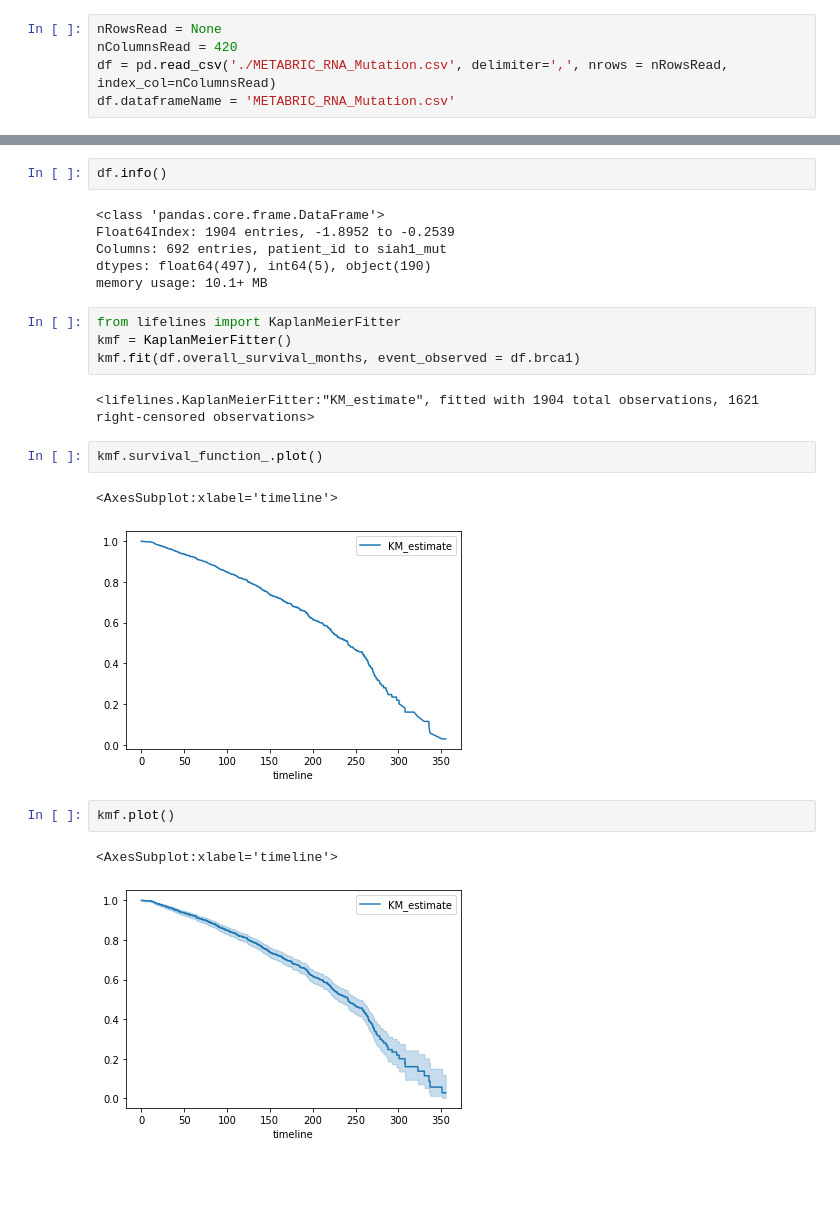
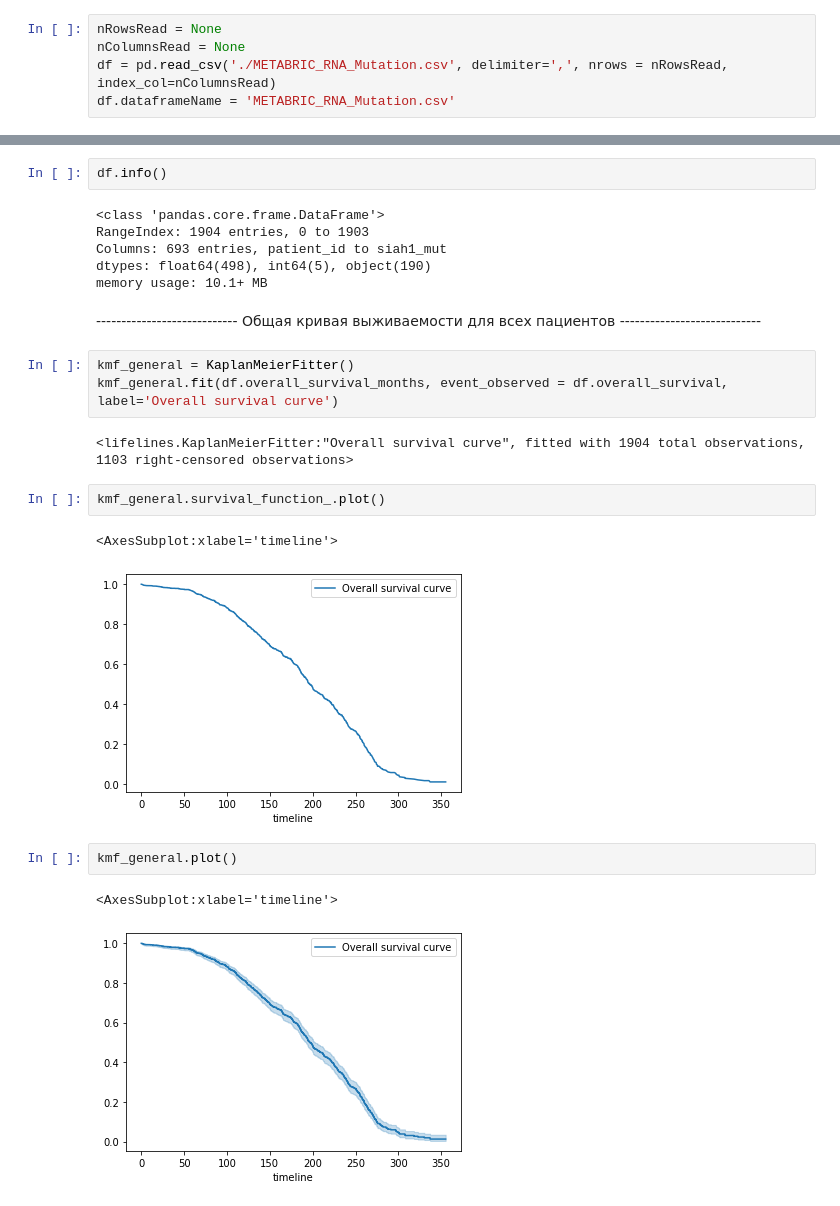
Before and after one commit to Dimaszhbankovskii/maching_learning_in_radiotherapy, a Jupyter notebook: lifelines.ipynb, the cells around one changed output, grey strips where cells are left out. Drawn from its saved outputs; the diff is of its cells as text; blank space fills up the shorter version.

Commit message:
done lifelines analyse

```diff
--- a/lifelines.ipynb
+++ b/lifelines.ipynb
@@ -4,6 +8,6 @@ import numpy as np
 # %%
 nRowsRead = None
-nColumnsRead = 420
+nColumnsRead = None
 df = pd.read_csv('./METABRIC_RNA_Mutation.csv', delimiter=',', nrows = nRowsRead, index_col=nColumnsRead)
 df.dataframeName = 'METABRIC_RNA_Mutation.csv'
 # %%
@@ -21,23 +34,24 @@ df.head()
 df.info()
 # %% [output]
 <class 'pandas.core.frame.DataFrame'>
-Float64Index: 1904 entries, -1.8952 to -0.2539
-Columns: 692 entries, patient_id to siah1_mut
-dtypes: float64(497), int64(5), object(190)
+RangeIndex: 1904 entries, 0 to 1903
+Columns: 693 entries, patient_id to siah1_mut
+dtypes: float64(498), int64(5), object(190)
 memory usage: 10.1+ MB
+# %% [markdown]
+---------------------------- Общая кривая выживаемости для всех пациентов ----------------------------
 # %%
-from lifelines import KaplanMeierFitter
-kmf = KaplanMeierFitter()
-kmf.fit(df.overall_survival_months, event_observed = df.brca1)
+kmf_general = KaplanMeierFitter()
+kmf_general.fit(df.overall_survival_months, event_observed = df.overall_survival, label='Overall survival curve')
 # %% [output]
-<lifelines.KaplanMeierFitter:"KM_estimate", fitted with 1904 total observations, 1621 right-censored observations>
+<lifelines.KaplanMeierFitter:"Overall survival curve", fitted with 1904 total observations, 1103 right-censored observations>
 # %%
-kmf.survival_function_.plot()
+kmf_general.survival_function_.plot()
 # %% [output]
 <AxesSubplot:xlabel='timeline'>
-[figure, old version]
+[figure, new version]
 # %%
-kmf.plot()
+kmf_general.plot()
 # %% [output]
 <AxesSubplot:xlabel='timeline'>
-[figure, old version]
+[figure, new version]
```
Also changed, not shown: parts of 20 cells of this notebook.
